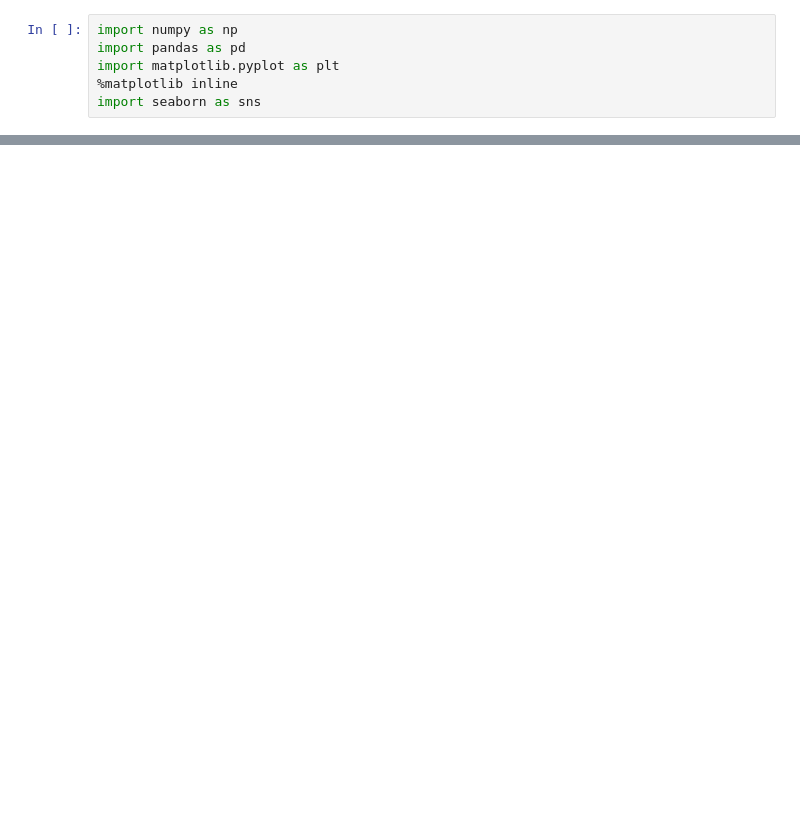
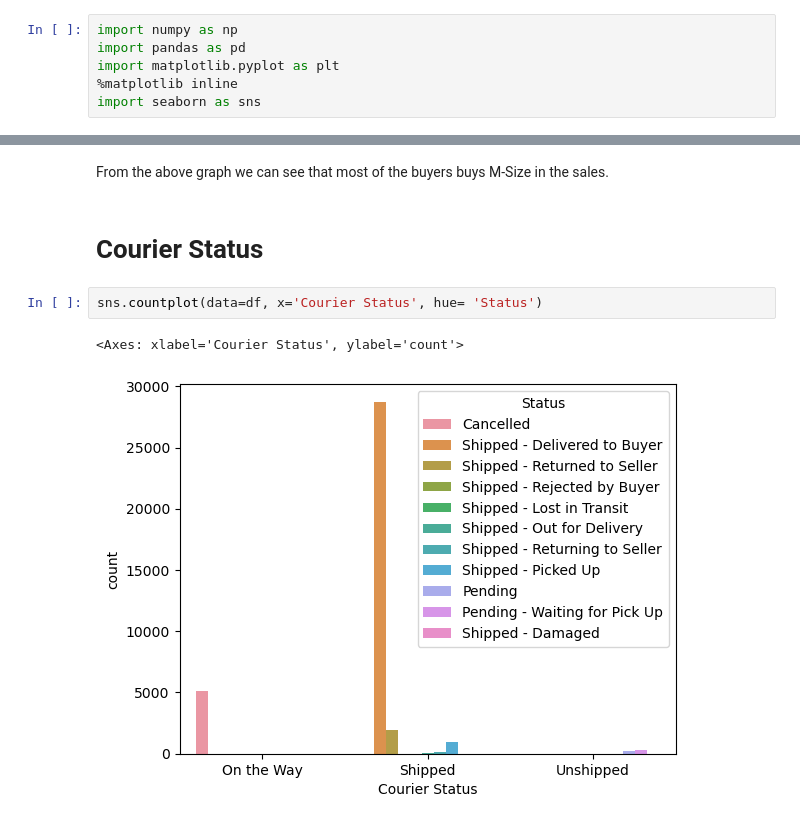
Before and after one commit to hrushikeshh/Amazon-Sales-Analysis, a Jupyter notebook: Amazon Sales Analysis.ipynb, the cells around one changed output, grey strips where cells are left out. Drawn from its saved outputs; the diff is of its cells as text; blank space fills up the shorter version.

```diff
--- a/Amazon Sales Analysis.ipynb
+++ b/Amazon Sales Analysis.ipynb
@@ -11,0 +257,9 @@ FileNotFoundError: [Errno 2] No such file or directory: 'C:/Users/Hrushikesh/One
+# %% [markdown]
+From the above graph we can see that most of the buyers buys M-Size in the sales.
+# %% [markdown]
+# Courier Status
+# %%
+sns.countplot(data=df, x='Courier Status', hue= 'Status')
+# %% [output]
+<Axes: xlabel='Courier Status', ylabel='count'>
+[figure, added]
```
Also changed, not shown: parts of 47 cells of this notebook, 1 other file.
